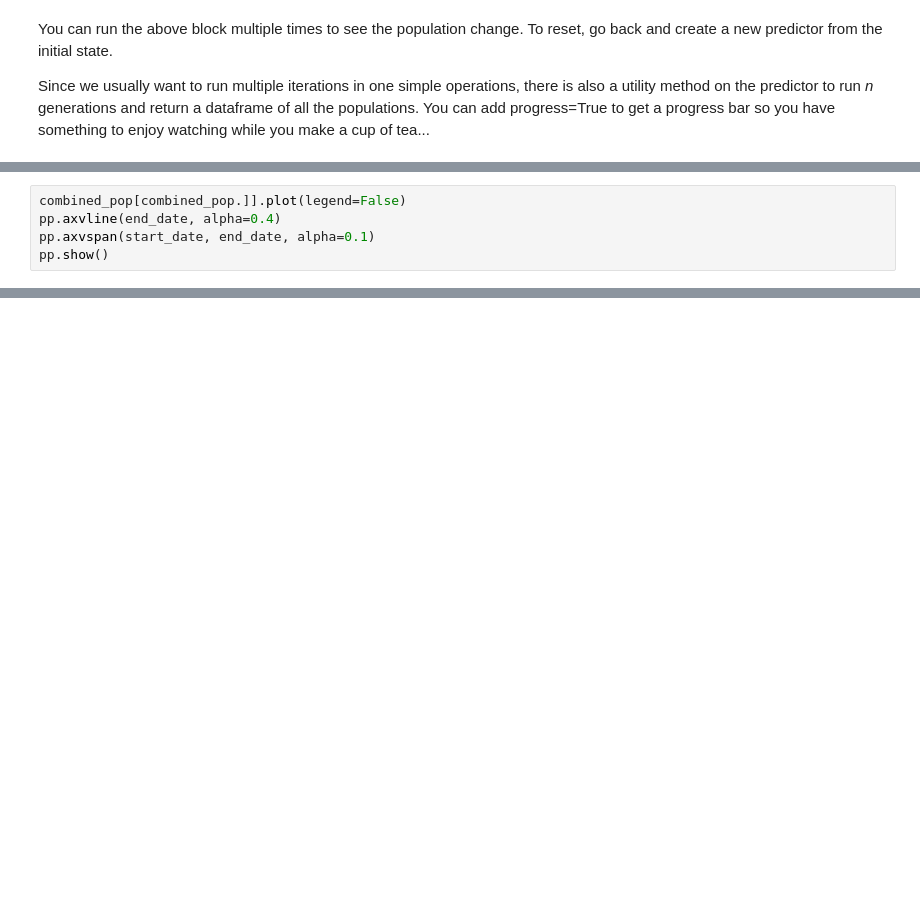
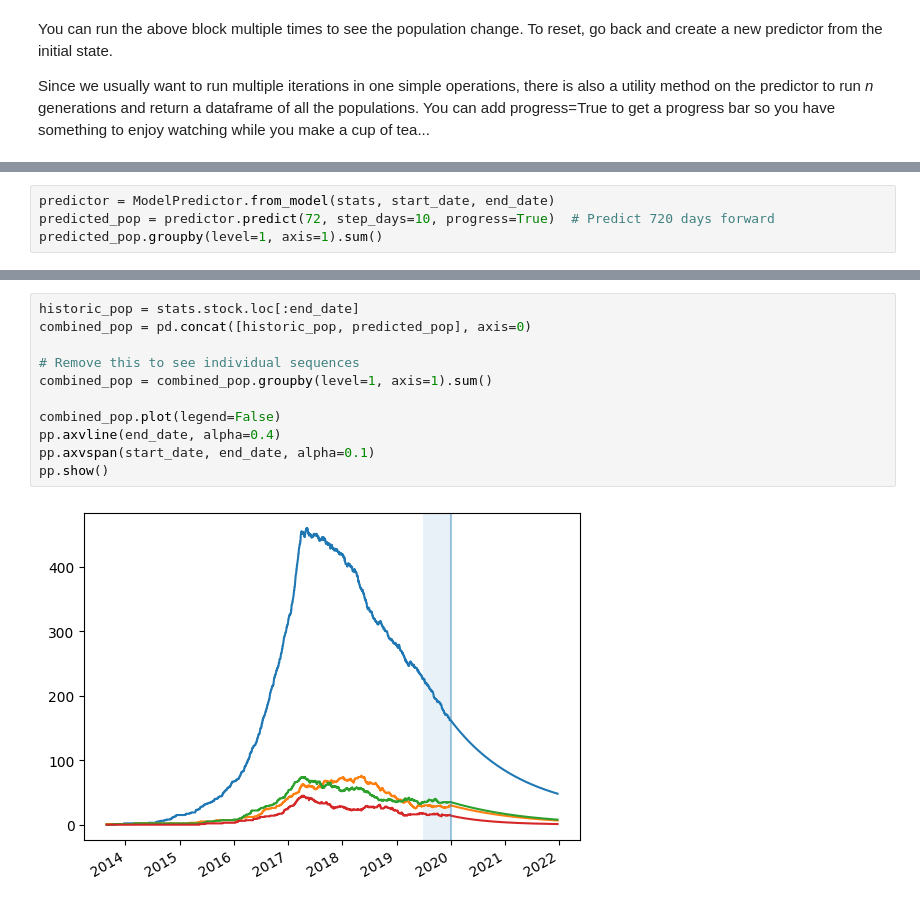
Before and after one commit to data-to-insight/cs-demand-model, a Jupyter notebook: docs/predict.ipynb, the cells around one changed output, grey strips where cells are left out. Saved outputs shown, nothing was run; the diff lists cells and outputs as text; blank space fills up the shorter version.

Commit message:
Add step_days to predictor

```diff
--- a/docs/predict.ipynb
+++ b/docs/predict.ipynb
@@ -104,5 +111,4 @@ pp.show()
 # %%
-combined_pop[combined_pop.]].plot(legend=False)
-pp.axvline(end_date, alpha=0.4)
-pp.axvspan(start_date, end_date, alpha=0.1)
-pp.show()
+predictor = ModelPredictor.from_model(stats, start_date, end_date)
+predicted_pop = predictor.predict(72, step_days=10, progress=True)  # Predict 720 days forward
+predicted_pop.groupby(level=1, axis=1).sum()
@@ -108,0 +129,13 @@ pp.show()
+# %%
+historic_pop = stats.stock.loc[:end_date]
+combined_pop = pd.concat([historic_pop, predicted_pop], axis=0)
+
+# Remove this to see individual sequences
+combined_pop = combined_pop.groupby(level=1, axis=1).sum()
+
+combined_pop.plot(legend=False)
+pp.axvline(end_date, alpha=0.4)
+pp.axvspan(start_date, end_date, alpha=0.1)
+pp.show()
+# %% [output]
+[figure, added]
```
Also changed, not shown: parts of 6 cells of this notebook, 4 other files.
